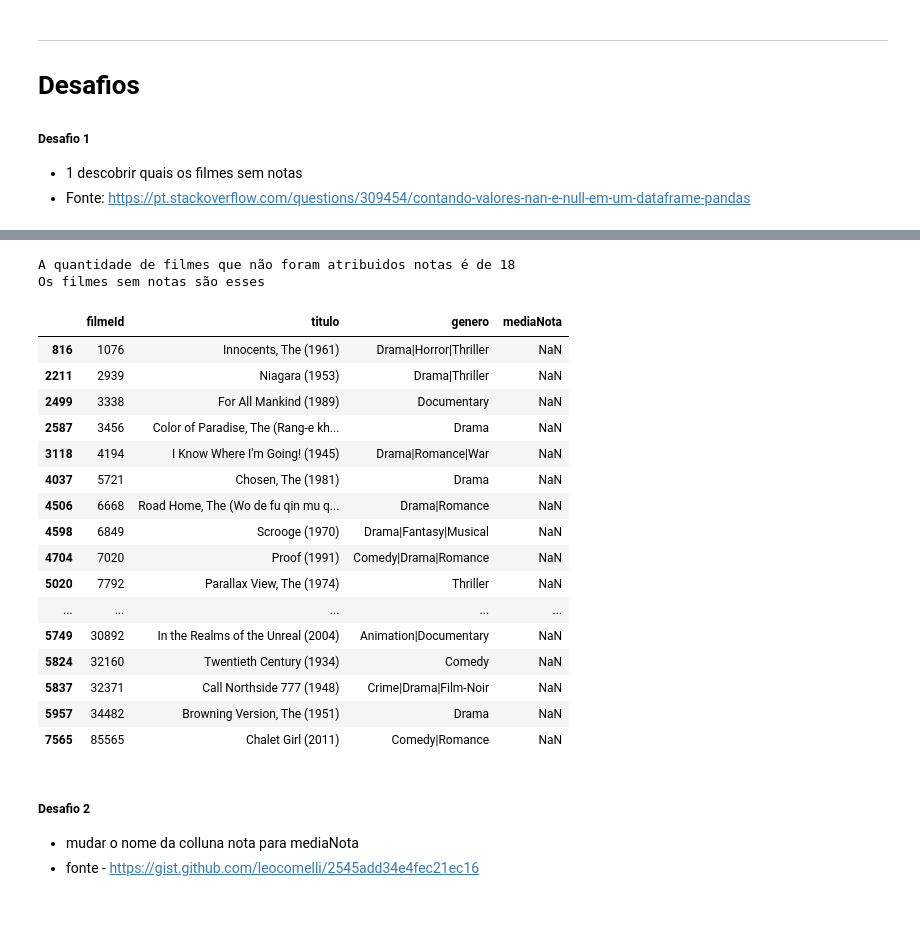
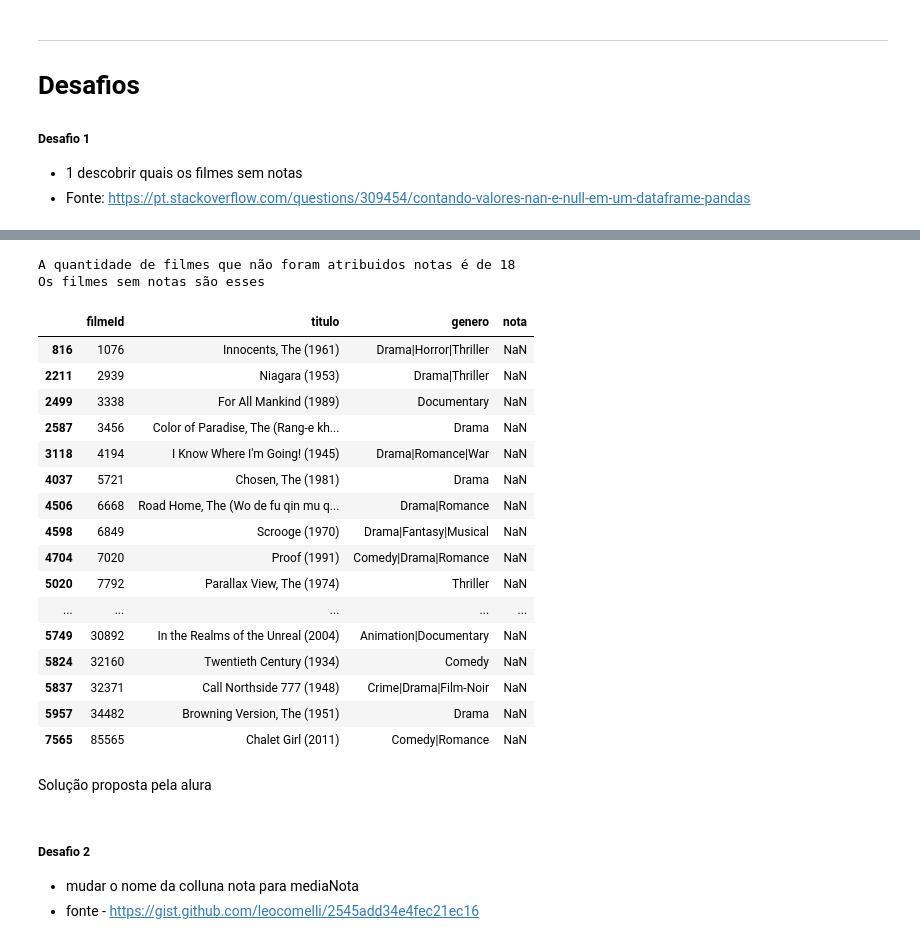
Before and after one commit to Vini9-9/Semana-Qarentena-Dados-Alura, a Jupyter notebook: QuarentenaDados Aula 1 - Python Pandas e Colab.ipynb, the cells around one changed output, grey strips where cells are left out. Saved outputs shown, nothing was run; the diff lists cells and outputs as text; code cells hidden in the pictures; blank space fills up the shorter version.

```diff
--- a/QuarentenaDados Aula 1 - Python Pandas e Colab.ipynb
+++ b/QuarentenaDados Aula 1 - Python Pandas e Colab.ipynb
@@ -301,17 +301,17 @@ mediaNota    18
 dtype: int64
 # %%
-consulta = filmes_com_media[filmes_com_media['mediaNota'].isna()]
+consulta = filmes_com_media[filmes_com_media['nota'].isna()]
 #verficando se há realmente os 18 dados
-contando_filme_sem_nota = len(filmes_com_media[filmes_com_media['mediaNota'].isna()])
+contando_filme_sem_nota = len(filmes_com_media[filmes_com_media['nota'].isna()])
 
 print("A quantidade de filmes que não foram atribuidos notas é de "+str(contando_filme_sem_nota))
 print('Os filmes sem notas são esses')
 consulta.head(contando_filme_sem_nota)
 #contando_filme_sem_nota colocado acima e para fixar o tamanho do header
 # %% [output]
 A quantidade de filmes que não foram atribuidos notas é de 18
 Os filmes sem notas são esses
-|  | filmeId | titulo | genero | mediaNota |
+|  | filmeId | titulo | genero | nota |
 | 816 | 1076 | Innocents, The (1961) | Drama|Horror|Thriller | NaN |
 | 2211 | 2939 | Niagara (1953) | Drama|Thriller | NaN |
 | 2499 | 3338 | For All Mankind (1989) | Documentary | NaN |
@@ -328,6 +328,8 @@ Os filmes sem notas são esses
 | 5837 | 32371 | Call Northside 777 (1948) | Crime|Drama|Film-Noir | NaN |
 | 5957 | 34482 | Browning Version, The (1951) | Drama | NaN |
 | 7565 | 85565 | Chalet Girl (2011) | Comedy|Romance | NaN |
+# %% [markdown]
+Solução proposta pela alura
 # %% [markdown]
 ##### Desafio 2
 * mudar o nome da colluna nota para mediaNota
```
Also changed, not shown: parts of 46 cells of this notebook.
